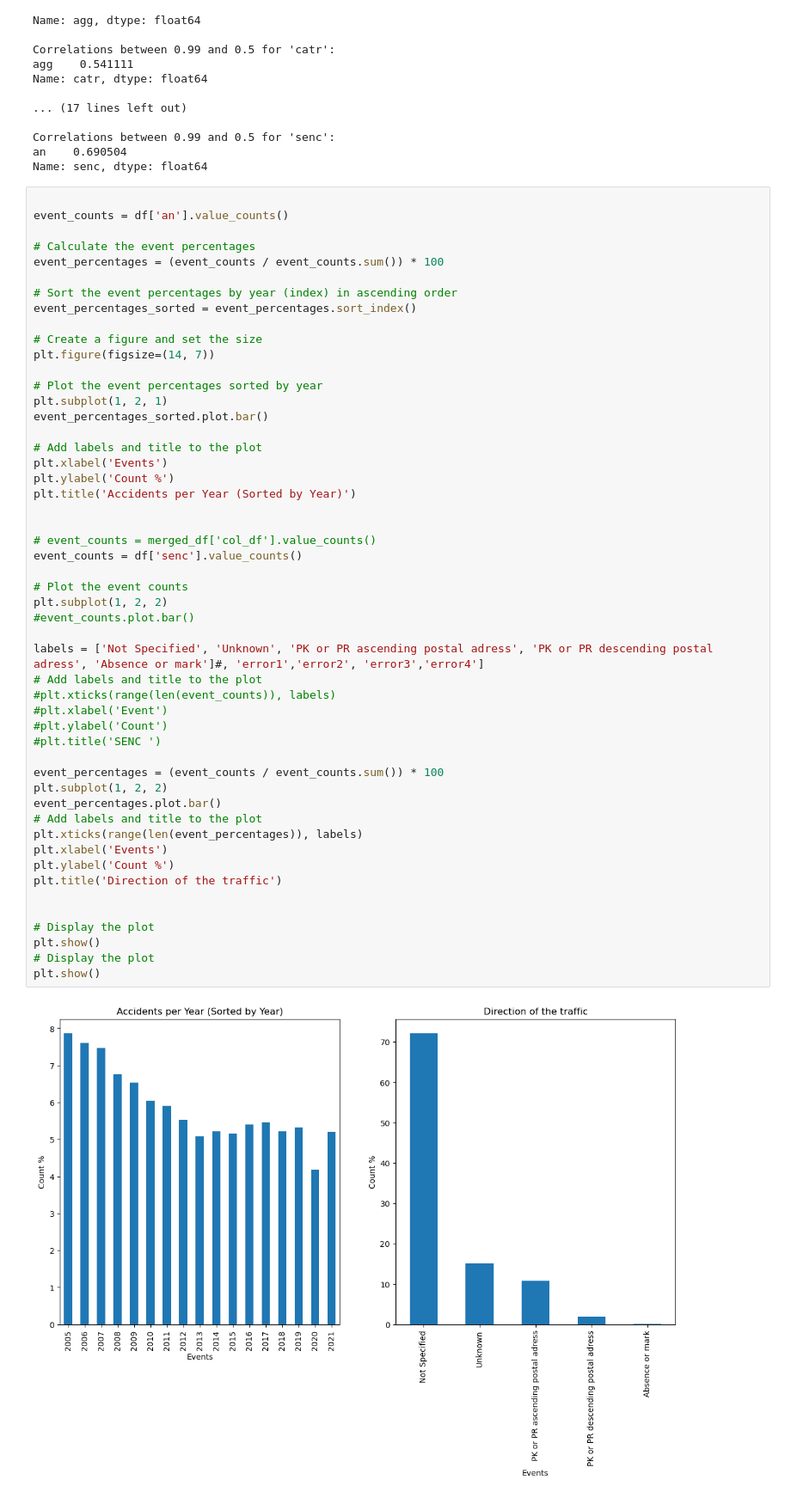
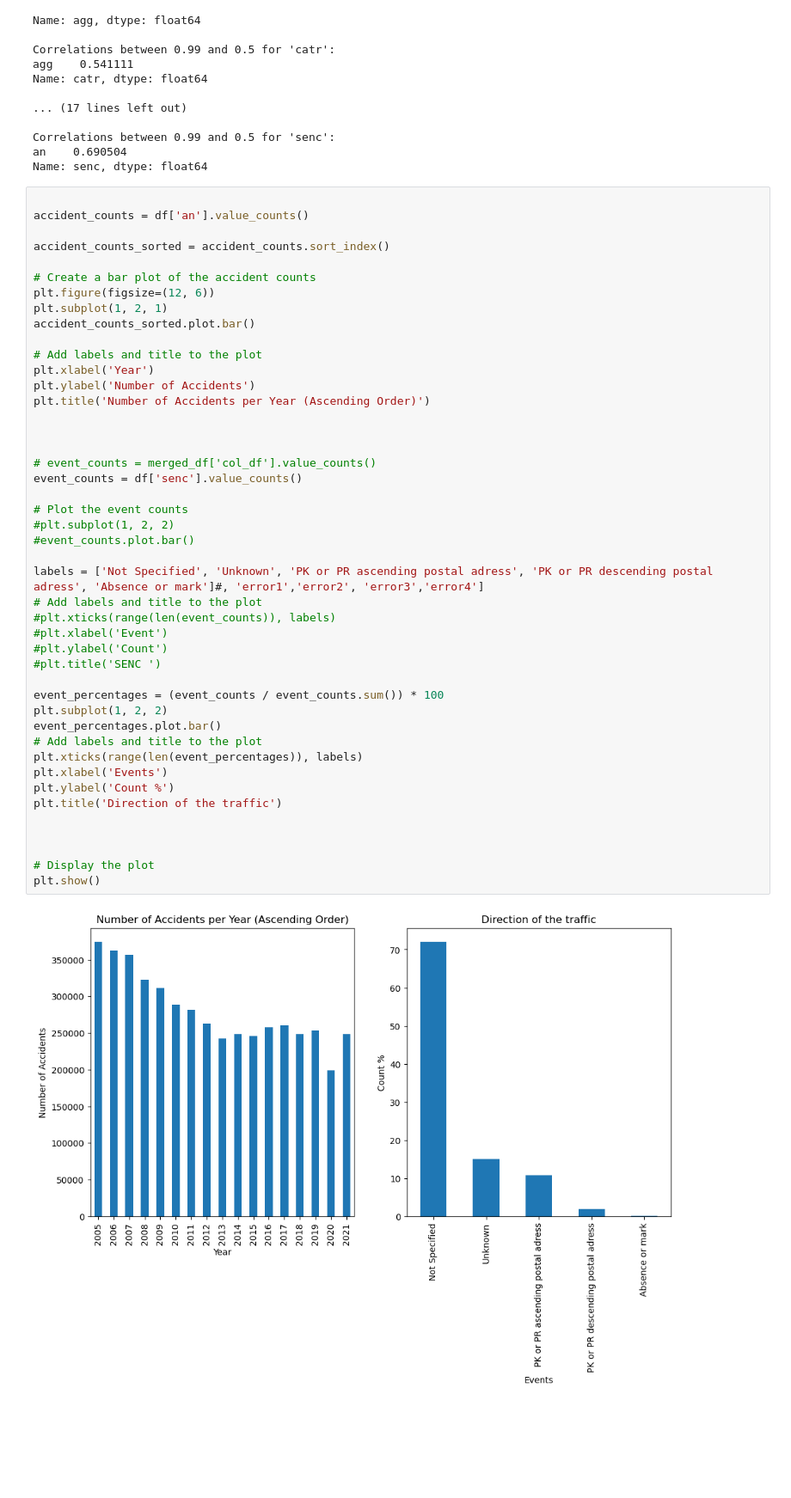
Before and after one commit to tiagoru/Road_accidents_france, a Jupyter notebook: 230615_mar23_accidents_sprint1.ipynb, the cells around one changed output. Shown at 86% size. Drawn from its saved outputs; the diff is of its cells as text; blank space fills up the shorter version.

Commit message:
Update 230615_mar23_accidents_sprint1.ipynb
just update the units in the first graphic

```diff
--- a/230615_mar23_accidents_sprint1.ipynb
+++ b/230615_mar23_accidents_sprint1.ipynb
@@ -105,54 +105,48 @@ an    0.690504
 Name: senc, dtype: float64
 # %%
 
-event_counts = df['an'].value_counts()
+accident_counts = df['an'].value_counts()
 
-# Calculate the event percentages
-event_percentages = (event_counts / event_counts.sum()) * 100
+accident_counts_sorted = accident_counts.sort_index()
 
-# Sort the event percentages by year (index) in ascending order
-event_percentages_sorted = event_percentages.sort_index()
-
-# Create a figure and set the size
-plt.figure(figsize=(14, 7))
-
-# Plot the event percentages sorted by year
+# Create a bar plot of the accident counts
+plt.figure(figsize=(12, 6))
 plt.subplot(1, 2, 1)
-event_percentages_sorted.plot.bar()
+accident_counts_sorted.plot.bar()
 
 # Add labels and title to the plot
-plt.xlabel('Events')
-plt.ylabel('Count %')
-plt.title('Accidents per Year (Sorted by Year)')
+plt.xlabel('Year')
+plt.ylabel('Number of Accidents')
+plt.title('Number of Accidents per Year (Ascending Order)')
+
 
 
 # event_counts = merged_df['col_df'].value_counts()
 event_counts = df['senc'].value_counts()
 
 # Plot the event counts
-plt.subplot(1, 2, 2)
+#plt.subplot(1, 2, 2)
 #event_counts.plot.bar()
 
 labels = ['Not Specified', 'Unknown', 'PK or PR ascending postal adress', 'PK or PR descending postal adress', 'Absence or mark']#, 'error1','error2', 'error3','error4']
 # Add labels and title to the plot
 #plt.xticks(range(len(event_counts)), labels)
 #plt.xlabel('Event')
 #plt.ylabel('Count')
 #plt.title('SENC ')
 
 event_percentages = (event_counts / event_counts.sum()) * 100
 plt.subplot(1, 2, 2)
 event_percentages.plot.bar()
 # Add labels and title to the plot
 plt.xticks(range(len(event_percentages)), labels)
 plt.xlabel('Events')
 plt.ylabel('Count %')
 plt.title('Direction of the traffic')
 
 
+
 # Display the plot
 plt.show()
-# Display the plot
-plt.show()
 # %% [output]
-[figure, old version]
+[figure, new version]
```
Also changed, not shown: parts of 1 cell of this notebook.
